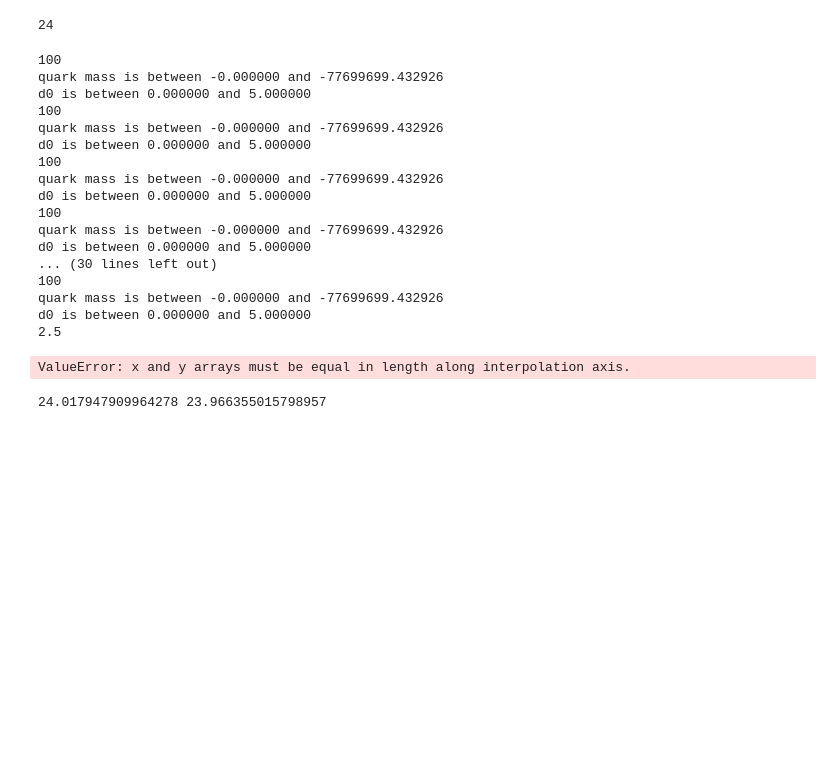
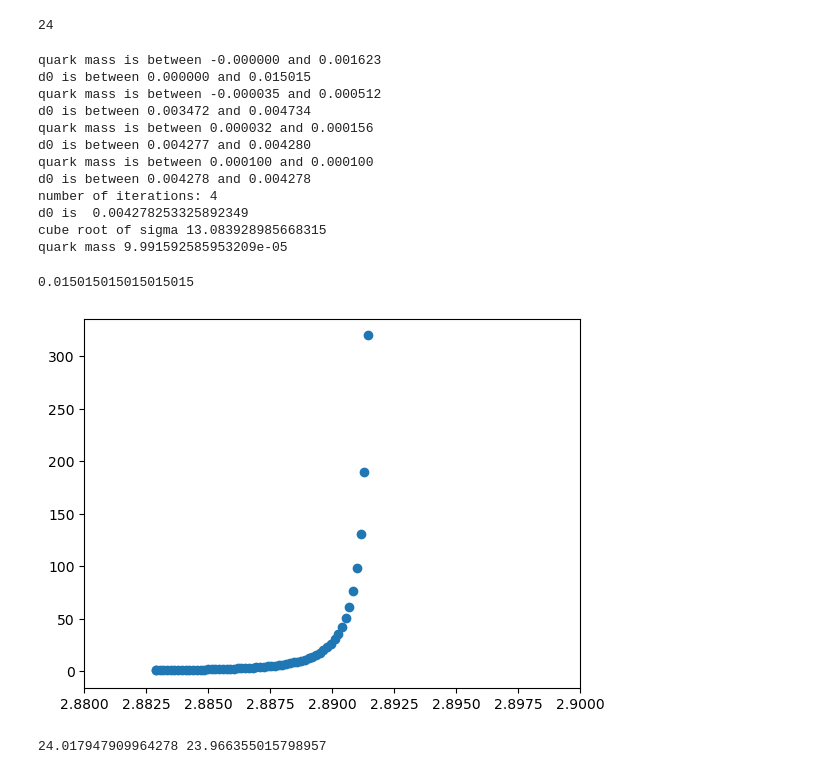
Before and after one commit to seanbartz/DilatonMixingParallel, a Jupyter notebook: chiral_comparison.ipynb, the cells around one changed output. Cells and saved outputs as stored; diff of their text form; code cells hidden in the pictures; blank space fills up the shorter version.

```diff
--- a/chiral_comparison.ipynb
+++ b/chiral_comparison.ipynb
@@ -511,44 +546,49 @@ mq_input
 # %% [output]
 24
 # %%
-T=40
-mq_input=24
+T=30
+mq_input=1e-4
 d0_lower=0
-d0_upper=5
-mq_approx=0
+d0_upper=15
+mq_approx=100
 iterations=0
-while np.abs(mq_approx-mq_input)>1e-3 and iterations<15:
-    d0_lower,d0_upper,mq_approx,mq_lower,mq_upper=find_d0_hard_way(T,mq_input,d0_lower,d0_upper)
+while np.abs((mq_approx-mq_input)/mq_input)>1e-3 and iterations<15:
+    d0_lower,d0_upper,mq_approx,mq_lower,mq_upper=find_d0_hard_way(T,mu,mq_input,d0_lower,d0_upper)
     iterations+=1
     print("quark mass is between %f and %f" %(mq_lower,mq_upper))
     print("d0 is between %f and %f" %(d0_lower,d0_upper))
+print("number of iterations:", iterations)
 d0_best=(d0_lower+d0_upper)/2
-print(d0_best)
+print("d0 is ",d0_best)
 mq,chi_IR,chip_IR,u=chiral_solve_IR(d0_best,lambda1,T,mu,ui,uf)
 #solve for sigma using sigma_finder
 u_intermediate=0.01
 sigma=sigma_finder(u_intermediate,chi_IR,u,mq_input,T,mu,zeta,v3)
-print(sigma**(1/3))
-print(mq_approx)
+print("cube root of sigma", sigma**(1/3))
+print("quark mass", mq_approx)
 # %% [output]
-100
-quark mass is between -0.000000 and -77699699.432926
-d0 is between 0.000000 and 5.000000
-100
-quark mass is between -0.000000 and -77699699.432926
-d0 is between 0.000000 and 5.000000
-100
-quark mass is between -0.000000 and -77699699.432926
-d0 is between 0.000000 and 5.000000
-100
-quark mass is between -0.000000 and -77699699.432926
-d0 is between 0.000000 and 5.000000
-... (30 lines left out)
-100
-quark mass is between -0.000000 and -77699699.432926
-d0 is between 0.000000 and 5.000000
-2.5
+quark mass is between -0.000000 and 0.001623
+d0 is between 0.000000 and 0.015015
+quark mass is between -0.000035 and 0.000512
+d0 is between 0.003472 and 0.004734
+quark mass is between 0.000032 and 0.000156
+d0 is between 0.004277 and 0.004280
+quark mass is between 0.000100 and 0.000100
+d0 is between 0.004278 and 0.004278
+number of iterations: 4
+d0 is  0.004278253325892349
+cube root of sigma 13.083928985668315
+quark mass 9.991592585953209e-05
-ValueError: x and y arrays must be equal in length along interpolation axis.
+# %%
+d0_upper
+# %% [output]
+0.015015015015015015
+# %%
+plt.scatter(d0s,mqs)
+plt.xlim(2.88,2.9)
+plt.show()
+# %% [output]
+[figure, added]
 # %%
 mq_lower,chi_IR,chip_IR,u=chiral_solve_IR(d0_lower,lambda1,T,mu,ui,uf)
 mq_upper,chi_IR,chip_IR,u=chiral_solve_IR(d0_upper,lambda1,T,mu,ui,uf)
```
Also changed, not shown: parts of 11 cells of this notebook, 5 other files.
